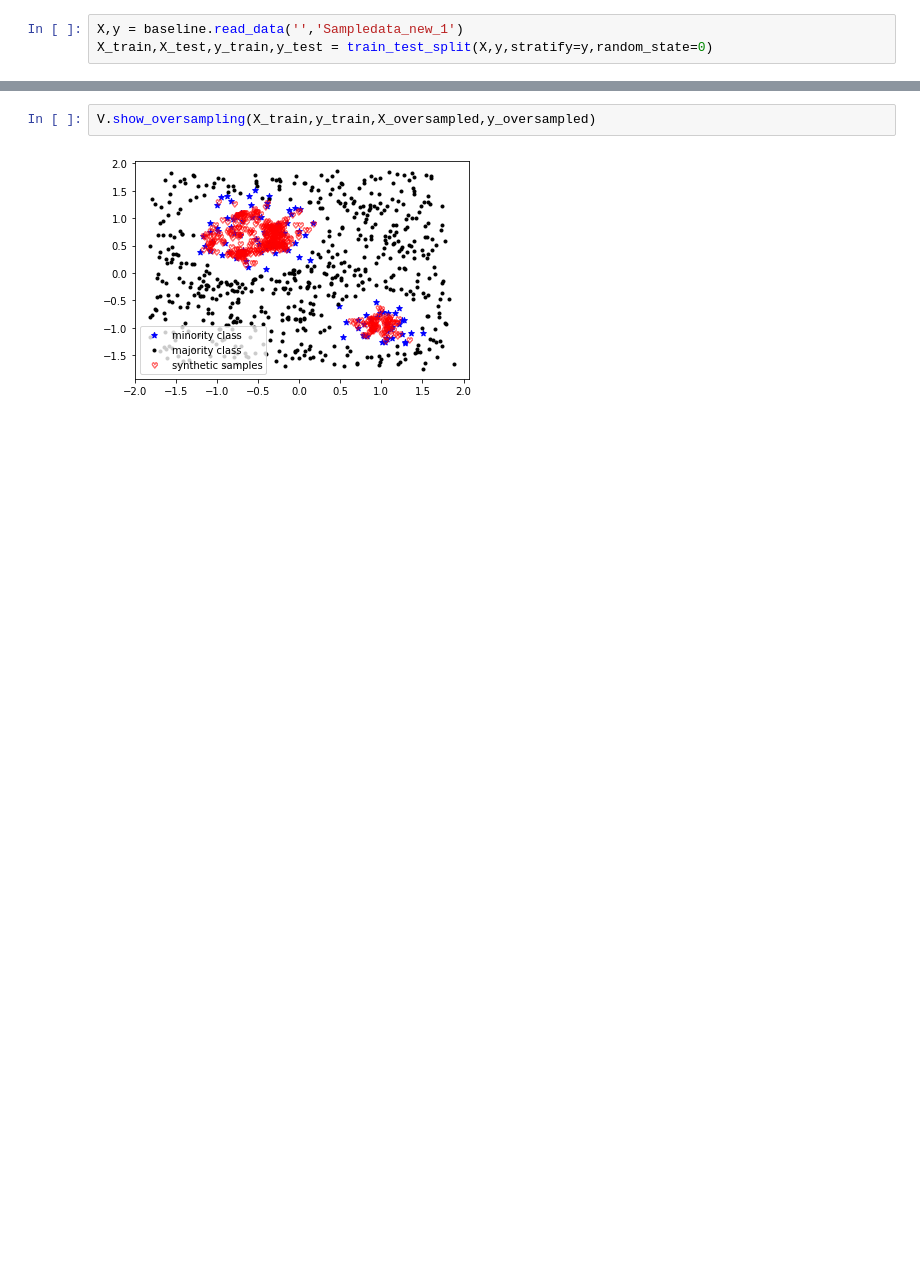
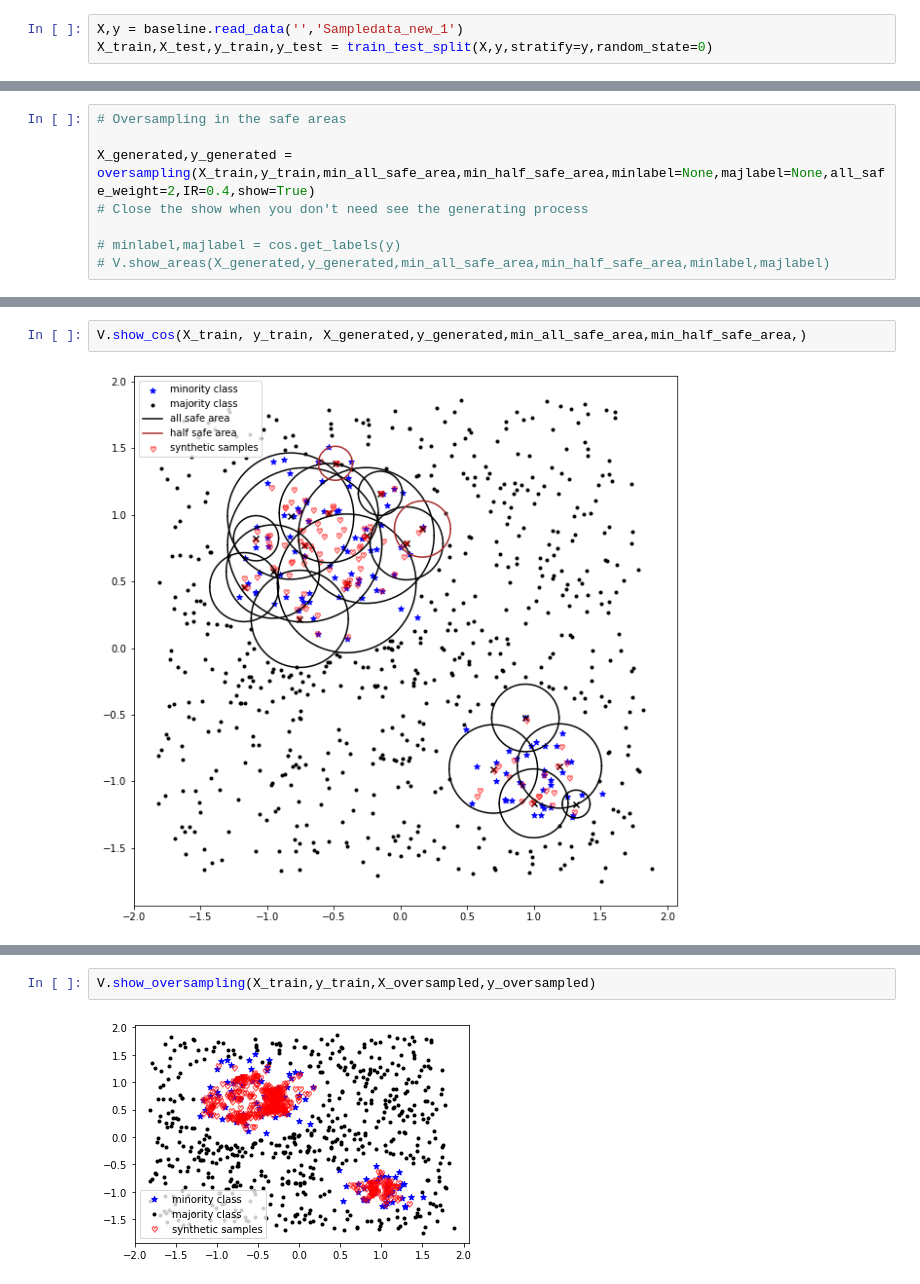
Before and after one commit to ghostqriver/AROSS, a Jupyter notebook: 10.9 Baseline implementation.ipynb, the cells around one changed output, grey strips where cells are left out. Saved outputs shown, nothing was run; the diff lists cells and outputs as text; blank space fills up the shorter version.

```diff
--- a/10.9 Baseline implementation.ipynb
+++ b/10.9 Baseline implementation.ipynb
@@ -61,0 +99,8 @@ X_train,X_test,y_train,y_test = train_test_split(X,y,stratify=y,random_state=0)
+# %%
+# Oversampling in the safe areas
+
+X_generated,y_generated = oversampling(X_train,y_train,min_all_safe_area,min_half_safe_area,minlabel=None,majlabel=None,all_safe_weight=2,IR=0.4,show=True)
+# Close the show when you don't need see the generating process
+
+# minlabel,majlabel = cos.get_labels(y)
+# V.show_areas(X_generated,y_generated,min_all_safe_area,min_half_safe_area,minlabel,majlabel)
@@ -61,0 +125,4 @@ X_train,X_test,y_train,y_test = train_test_split(X,y,stratify=y,random_state=0)
+# %%
+V.show_cos(X_train, y_train, X_generated,y_generated,min_all_safe_area,min_half_safe_area,)
+# %% [output]
+[figure, added]
```
Also changed, not shown: parts of 21 cells of this notebook, 2 other files.
